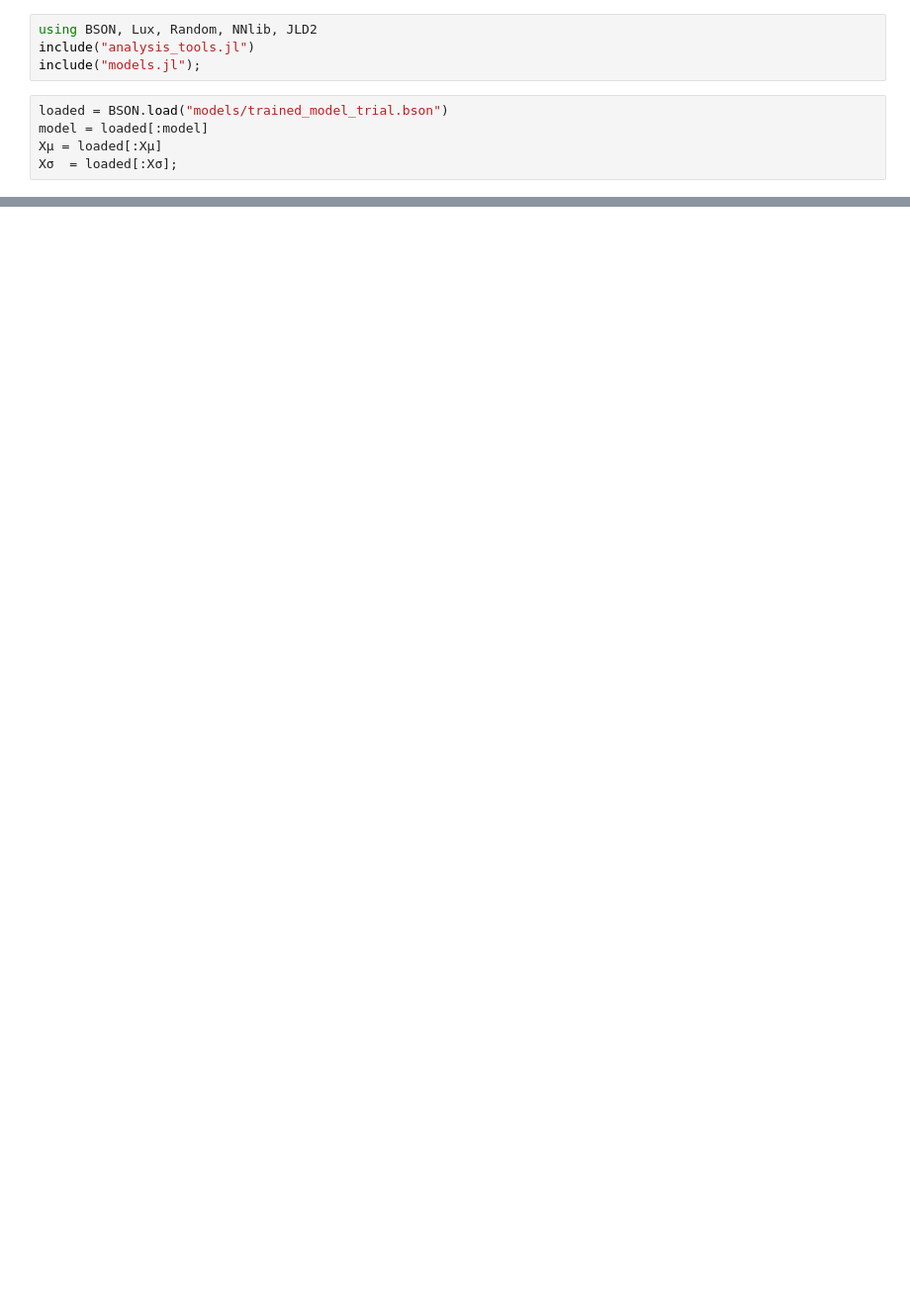
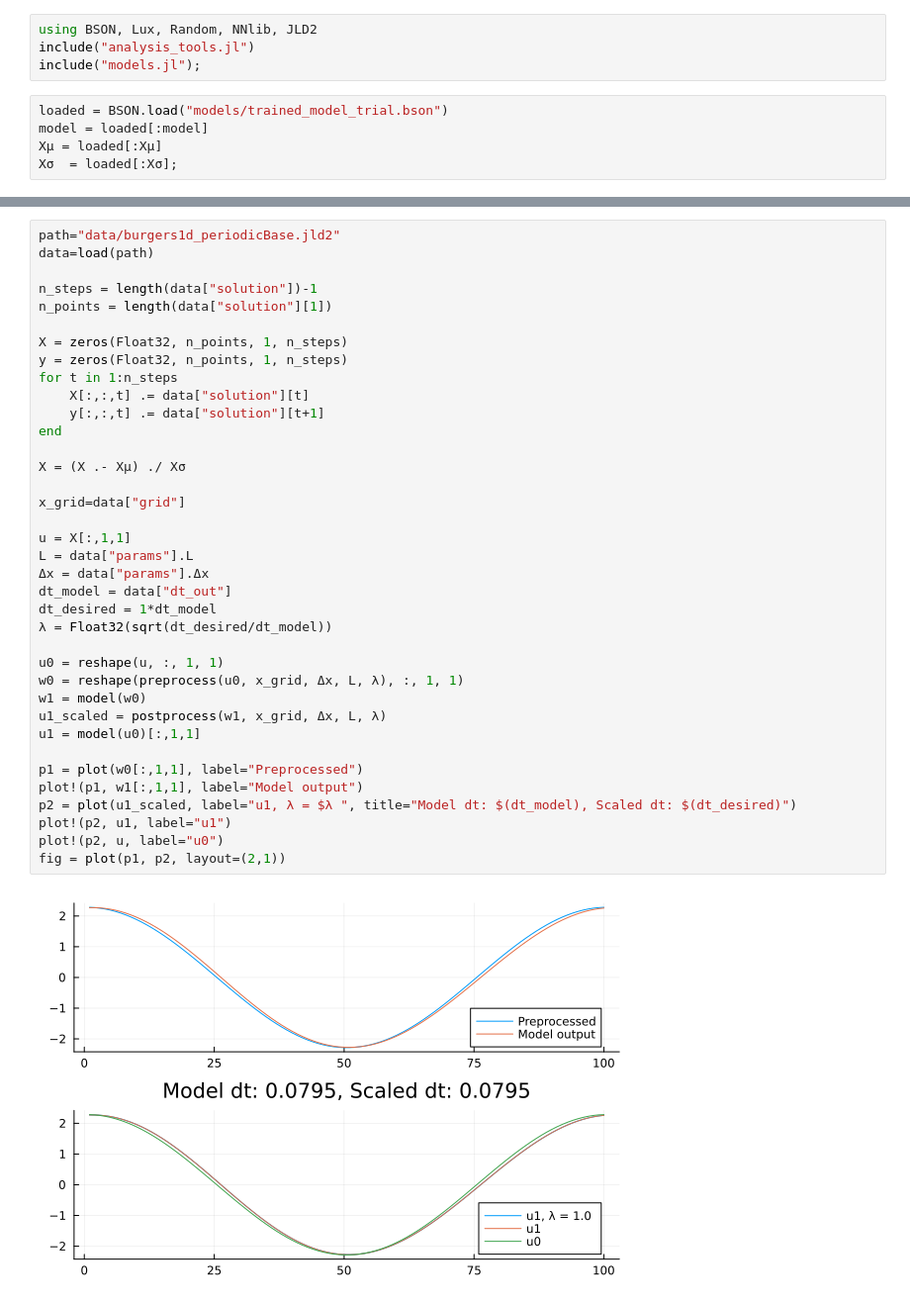
Before and after one commit to mlenes/surrogate_flow, a Jupyter notebook: Analysis.ipynb, the cells around one changed output, grey strips where cells are left out. Shown at 99% size. Cells and saved outputs as stored; diff of their text form; blank space fills up the shorter version.

```diff
--- a/Analysis.ipynb
+++ b/Analysis.ipynb
@@ -13,0 +19,39 @@ show_plots("data/burgers1d_periodicBase.jld2", model, Xμ, Xσ, "media/TEMP.png"
+# %%
+path="data/burgers1d_periodicBase.jld2"
+data=load(path)
+
+n_steps = length(data["solution"])-1
+n_points = length(data["solution"][1])
+
+X = zeros(Float32, n_points, 1, n_steps)
+y = zeros(Float32, n_points, 1, n_steps)
+for t in 1:n_steps
+    X[:,:,t] .= data["solution"][t]
+    y[:,:,t] .= data["solution"][t+1]
+end
+
+X = (X .- Xμ) ./ Xσ
+
+x_grid=data["grid"]
+
+u = X[:,1,1]
+L = data["params"].L
+Δx = data["params"].Δx
+dt_model = data["dt_out"]
+dt_desired = 1*dt_model
+λ = Float32(sqrt(dt_desired/dt_model))
+
+u0 = reshape(u, :, 1, 1)
+w0 = reshape(preprocess(u0, x_grid, Δx, L, λ), :, 1, 1)
+w1 = model(w0)
+u1_scaled = postprocess(w1, x_grid, Δx, L, λ)
+u1 = model(u0)[:,1,1]
+
+p1 = plot(w0[:,1,1], label="Preprocessed")
+plot!(p1, w1[:,1,1], label="Model output")
+p2 = plot(u1_scaled, label="u1, λ = $λ ", title="Model dt: $(dt_model), Scaled dt: $(dt_desired)")
+plot!(p2, u1, label="u1")
+plot!(p2, u, label="u0")
+fig = plot(p1, p2, layout=(2,1))
+# %% [output]
+[figure, added]
```
Also changed, not shown: parts of 11 cells of this notebook, 11 other files.
